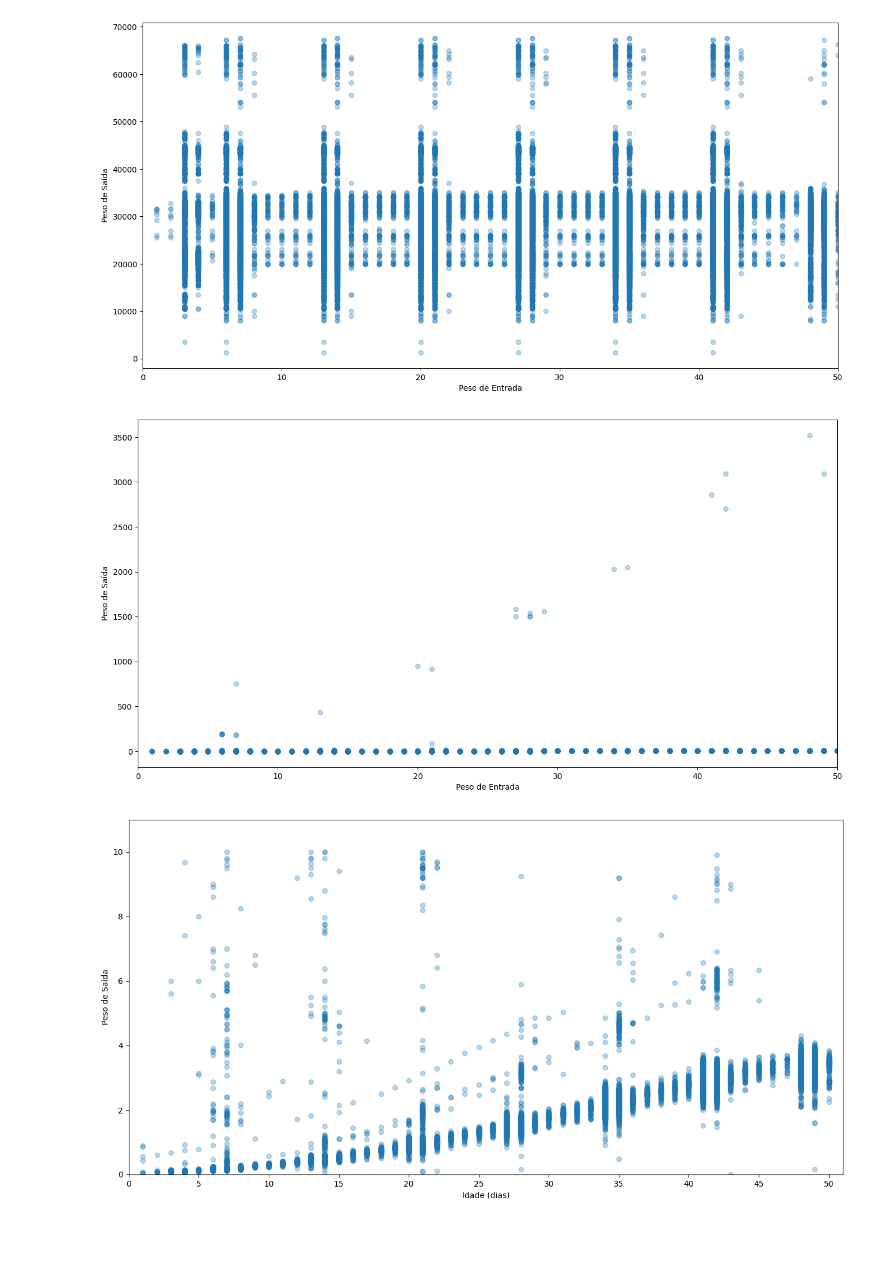
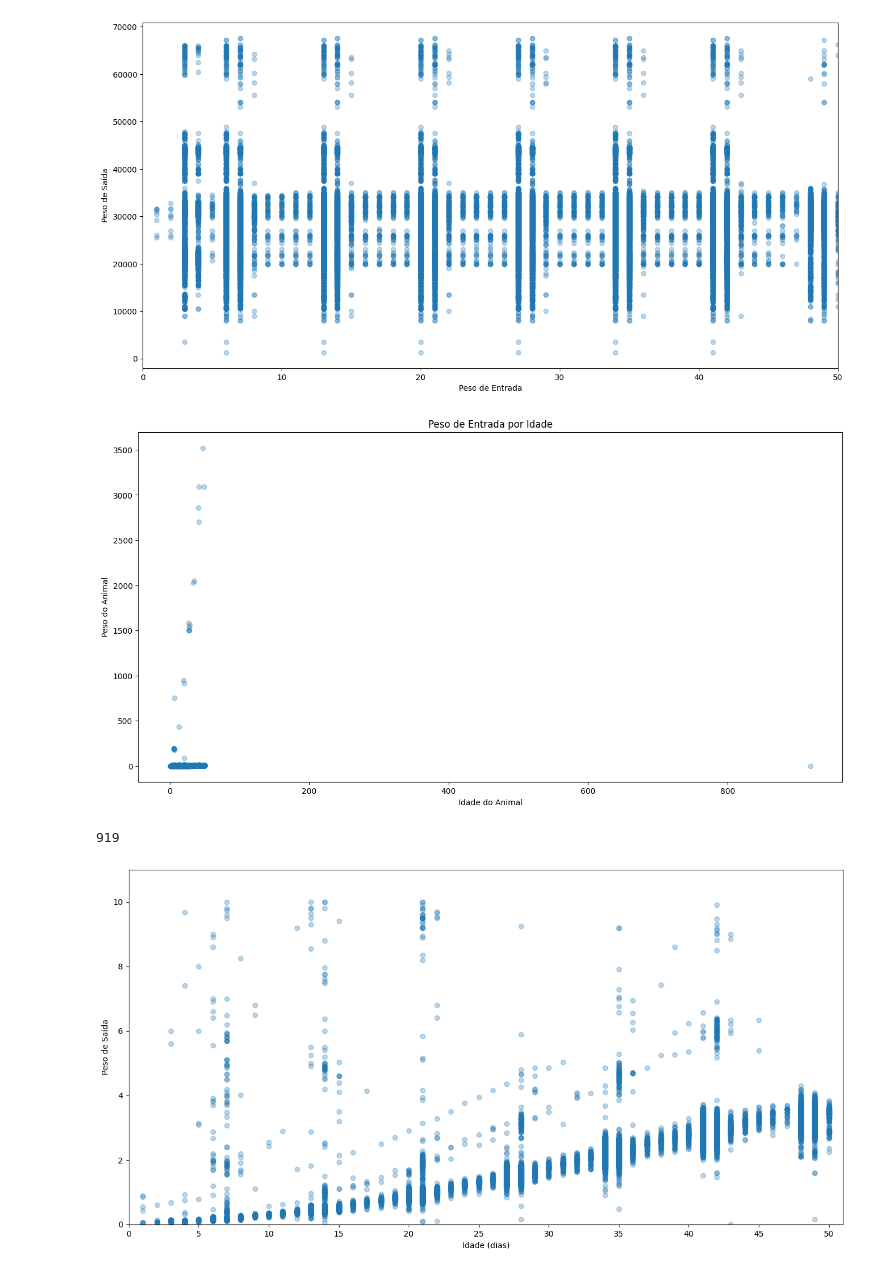
Before and after one commit to EveSantos/tcc, a Jupyter notebook: nova_base.ipynb, the cells around one changed output. Drawn from its saved outputs; the diff is of its cells as text; code cells hidden in the pictures; blank space fills up the shorter version.

```diff
--- a/nova_base.ipynb
+++ b/nova_base.ipynb
@@ -420,15 +420,20 @@ plt.show()
 # %%
 plt.figure(figsize = (16,8))
 plt.scatter(
     df_novo['animal_group_age'],
     df_novo['input_weight_media'],
     alpha=0.3)
-plt.ylabel("Peso de Saída")
-plt.xlabel("Peso de Entrada")
-plt.xlim(0, 50)
+plt.title("Peso de Entrada por Idade")
+plt.ylabel("Peso do Animal")
+plt.xlabel("Idade do Animal")
 plt.show()
 # %% [output]
-[figure, old version]
+[figure, new version]
+# %%
+#contar o maior valor de animal group age
+df_novo['animal_group_age'].max()
+# %% [output]
+919
 # %%
 plt.figure(figsize=(16, 8))
 plt.scatter(
```
Also changed, not shown: parts of 2 cells of this notebook, 1 other file.
